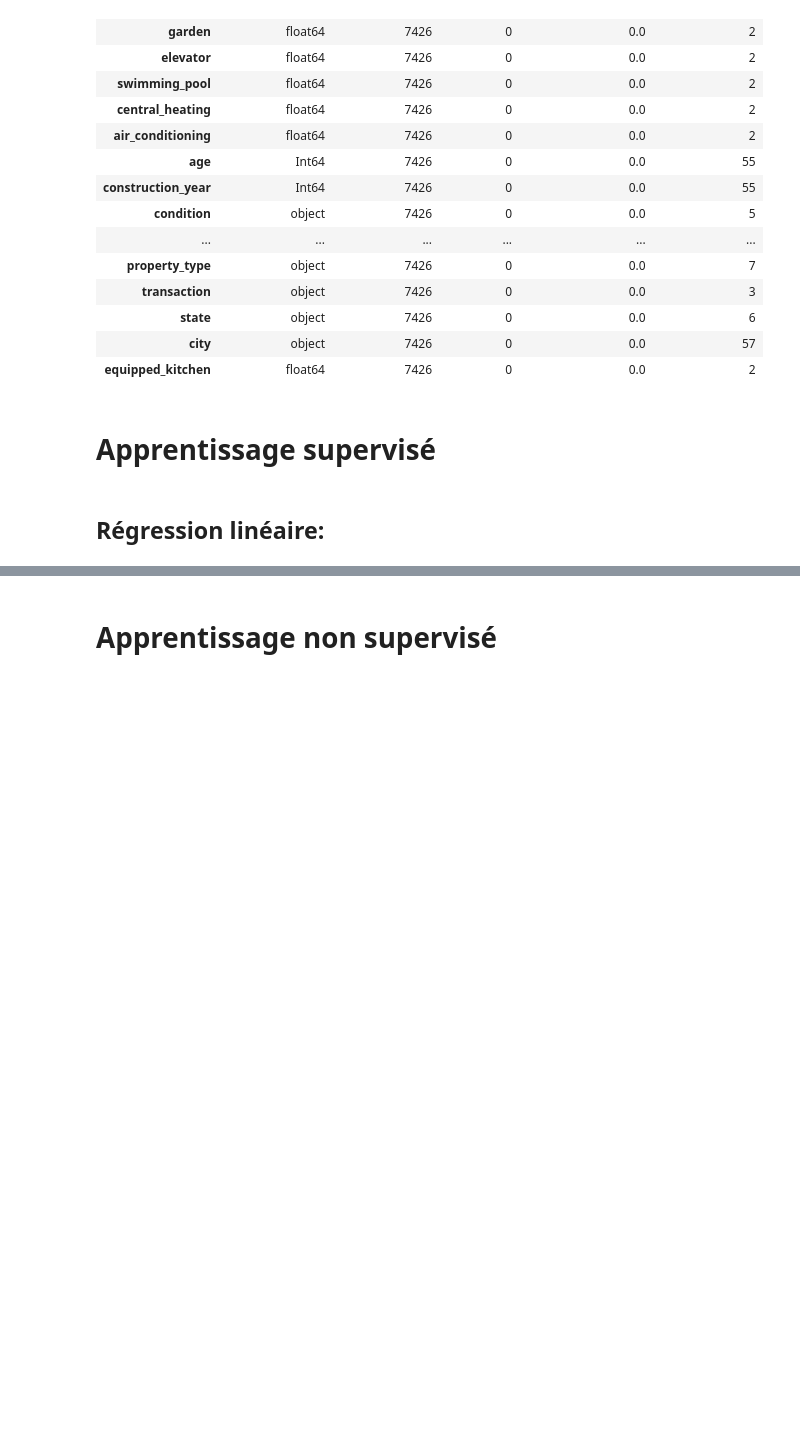
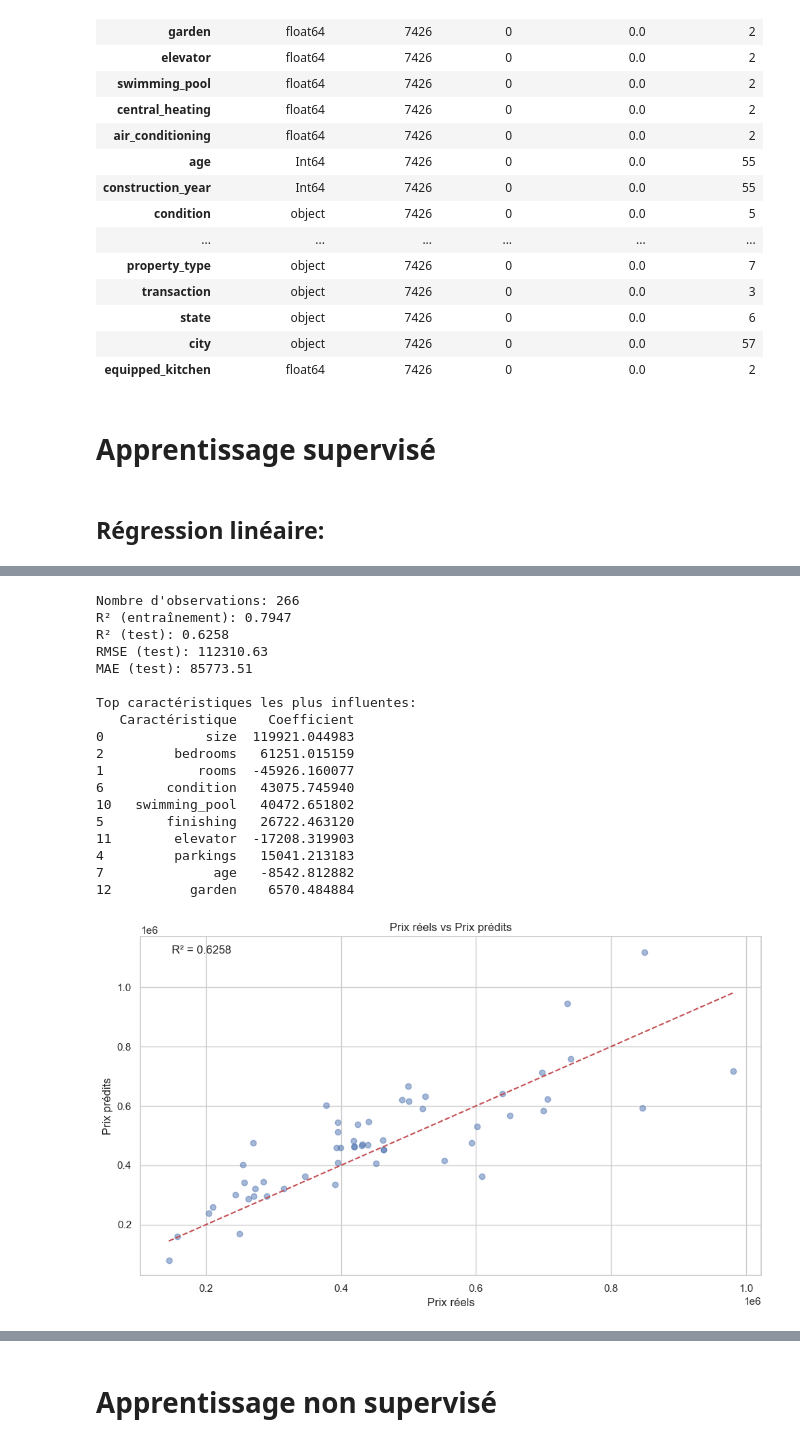
Before and after one commit to yos-r/data_immo, a Jupyter notebook: notebook.ipynb, the cells around one changed output, grey strips where cells are left out. Saved outputs shown, nothing was run; the diff lists cells and outputs as text; code cells hidden in the pictures; blank space fills up the shorter version.

```diff
--- a/notebook.ipynb
+++ b/notebook.ipynb
@@ -193,8 +208,28 @@ df
 # %%
 # Régression linéaire du prix du bien immobilier / segementation par prix/ type de propriete et quartier/ville
 model, importance, metrics = model_functions.regression_par_segment(
-    df,
-    city='Cite El Khadra',
-    property_type='bureau',
-    transaction='rent'
+    df_regression,
+    city='La Soukra',
+    property_type='appartement',
+    transaction='sale'
 )
+# %% [output]
+Nombre d'observations: 266
+R² (entraînement): 0.7947
+R² (test): 0.6258
+RMSE (test): 112310.63
+MAE (test): 85773.51
+
+Top caractéristiques les plus influentes:
+   Caractéristique    Coefficient
+0             size  119921.044983
+2         bedrooms   61251.015159
+1            rooms  -45926.160077
+6        condition   43075.745940
+10   swimming_pool   40472.651802
+5        finishing   26722.463120
+11        elevator  -17208.319903
+4         parkings   15041.213183
+7              age   -8542.812882
+12          garden    6570.484884
+[figure, added]
```
Also changed, not shown: parts of 24 cells of this notebook, 17 other files.
